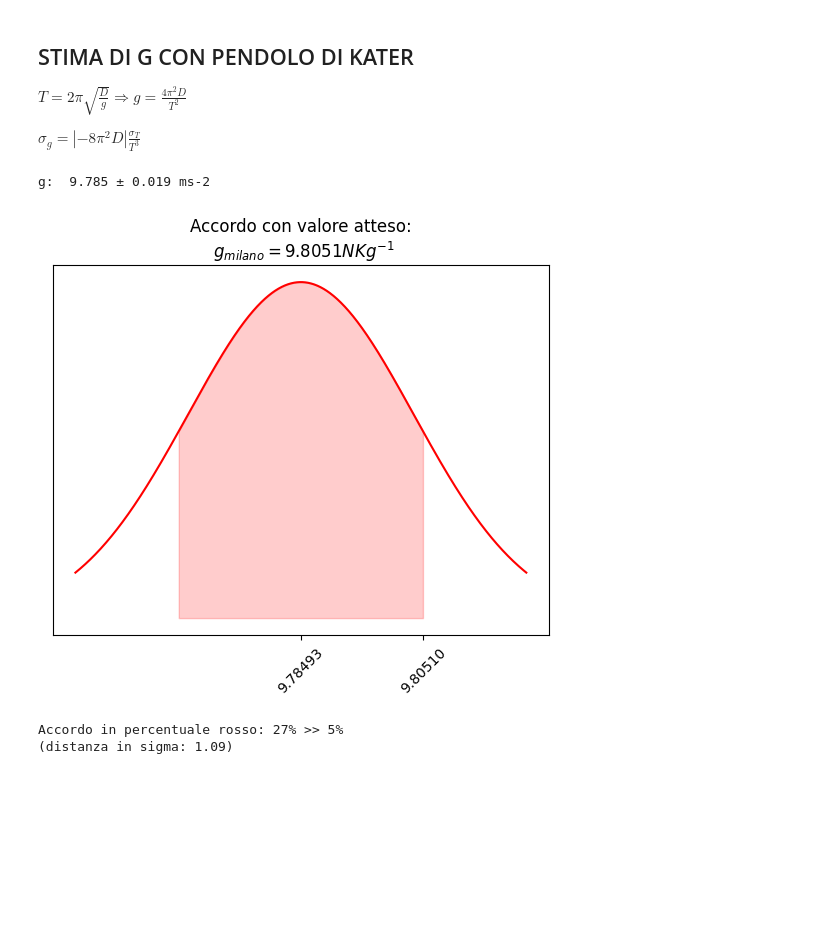
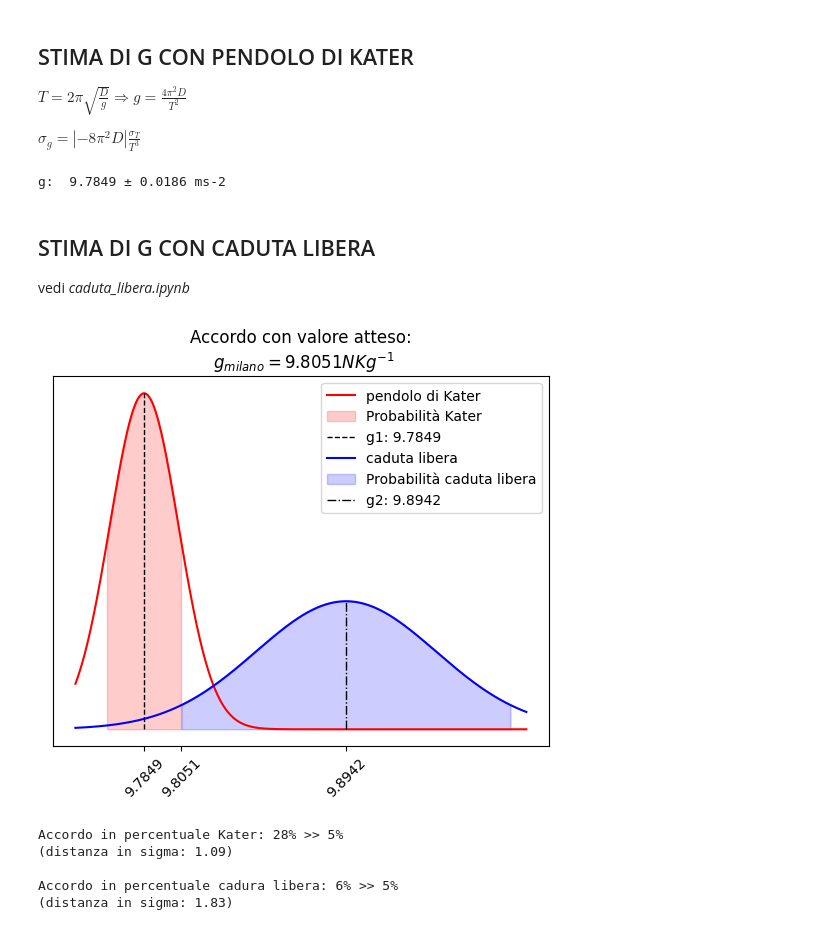
Before and after one commit to CarminatiGiovanni/LaboratorioFisica1, a Jupyter notebook: KATER/PYTHON/misura_g.ipynb, the cells around one changed output. Drawn from its saved outputs; the diff is of its cells as text; code cells hidden in the pictures; blank space fills up the shorter version.

Commit message:
misura g

```diff
--- a/KATER/PYTHON/misura_g.ipynb
+++ b/KATER/PYTHON/misura_g.ipynb
@@ -6,6 +6,7 @@ $T = 2\pi\sqrt{\frac{D}{g}} \Rightarrow g = \frac{4\pi^2D}{T^2}$
 $\sigma_g = |-8\pi^2D|\frac{\sigma_T}{T^3}$
 # %%
 from numpy import pi as PI
+import numpy as np
 from interpolazione3 import final_val
 
 # perido ottenuto con formula
@@ -16,37 +17,58 @@ D = 0.994 # distanza dei coltelli del pendolo (m)
 def g_T(T,sT): # g(T)
     g = 4* PI**2 * D / T**2 # calcolo g
     sg = 8* PI**2 * D * sT/T**3 # calcolo sigma g
-    return g,sg
+    return np.round(g,4),np.round(sg,4)
 
-g,sg = g_T(T,sigmaT) # misura di g
-print('g: ',final_val(g,sg,decimals=3,udm='ms-2'))
+g1,sg1 = g_T(T,sigmaT) # misura di g
+print('g: ',final_val(g1,sg1,decimals=4,udm='ms-2'))
 # %% [output]
-g:  9.785 ± 0.019 ms-2
+g:  9.7849 ± 0.0186 ms-2
+# %% [markdown]
+## STIMA DI G CON CADUTA LIBERA
+
+vedi _caduta_libera.ipynb_
+# %%
+g2,sg2 = 9.8942, 0.0488
 # %%
 from interpolazione3 import probability_under_norm
 import matplotlib.pyplot as plt
 import scipy.stats as sc
 import numpy as np
 
 g_milano = 9.8051 # tabulata https://www.handelskammer.bz.it/it/servizi/regolazione-del-mercato/ufficio-metrico/metrologia-legale/titolari-strumenti/strumenti-pesare/zone-di-gravit%C3%A0-e-numero-divisioni
 
 plt.title('Accordo con valore atteso:\n $g_{milano} = 9.8051 N Kg^{-1}$')
 
-x = np.linspace(g-2*sg,g+2*sg,1000)
+x = np.linspace(min(g1-2*sg1,g2-2*sg2),max(g1+2*sg1,g2+2*sg2),1000)
 
-R = sc.norm.pdf(x,loc=g,scale=sg)
-plt.plot(x,R, color='red', label='stima con formula')
-t = np.abs(g - g_milano) / sg
-plt.fill_between(x= x,y1= R,where= (g - t*sg < x)&(x < g + t*sg),color= "red",alpha= 0.2)
+R = sc.norm.pdf(x,loc=g1,scale=sg1)
+plt.plot(x,R, color='red', label='pendolo di Kater')
+t = np.abs(g1 - g_milano) / sg1
+plt.fill_between(x= x,y1= R,where= (g1- t*sg1 < x)&(x < g1 + t*sg1),color= "red",alpha= 0.2,label='Probabilità Kater')
+plt.vlines(x=g1,ymin=0,ymax=max(R),linewidths=1.0,label="g1: {:.4f}".format(g1), color='black',linestyle="--")
 
-plt.xticks([g,g_milano],rotation=45)
+B = sc.norm.pdf(x,loc=g2,scale=sg2)
+plt.plot(x,B, color='blue', label='caduta libera')
+t = np.abs(g2 - g_milano) / sg2
+plt.fill_between(x= x,y1= B,where= (g2- t*sg2 < x)&(x < g2 + t*sg2),color= "blue",alpha= 0.2,label='Probabilità caduta libera')
+plt.vlines(x=g2,ymin=0,ymax=max(B),linewidths=1.0,label="g2: {:.4f}".format(g2), color='black',linestyle="-.")
+
+plt.xticks([g1,g2,g_milano],rotation=45)
 plt.yticks([])
+plt.legend()
 plt.show()
 
-p = (1-probability_under_norm(g,sg,g_milano))*100
-print(f'Accordo in percentuale rosso: {int(p)}% >> 5%')
-print(f'(distanza in sigma: {np.round(np.abs(g - g_milano) / sg,2)})\n')
+p = (1-probability_under_norm(g1,sg1,g_milano))*100
+print(f'Accordo in percentuale Kater: {int(p)}% >> 5%')
+print(f'(distanza in sigma: {np.round(np.abs(g1 - g_milano) / sg1,2)})\n')
+
+p = (1-probability_under_norm(g2,sg2,g_milano))*100
+print(f'Accordo in percentuale cadura libera: {int(p)}% >> 5%')
+print(f'(distanza in sigma: {np.round(np.abs(g2 - g_milano) / sg2,2)})\n')
 # %% [output]
-[figure, old version]
+[figure, new version]
-Accordo in percentuale rosso: 27% >> 5%
+Accordo in percentuale Kater: 28% >> 5%
 (distanza in sigma: 1.09)
+
+Accordo in percentuale cadura libera: 6% >> 5%
+(distanza in sigma: 1.83)
```
